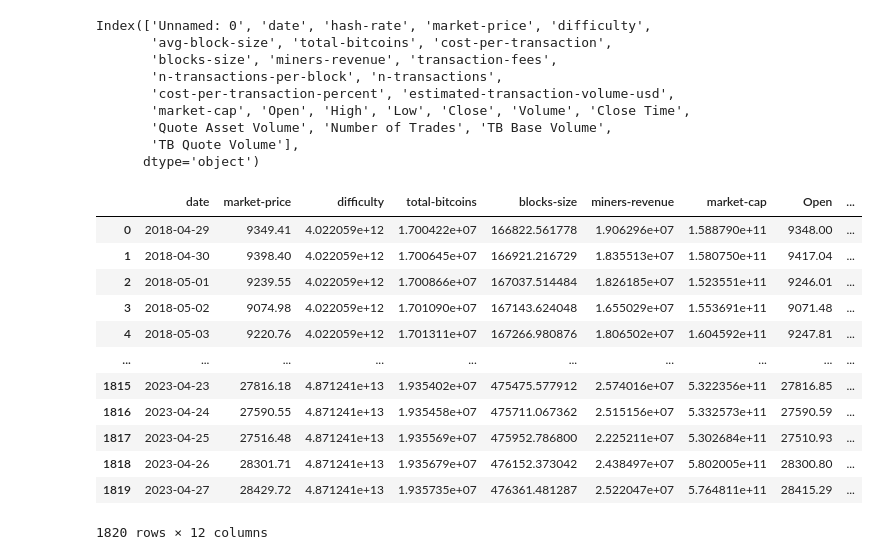
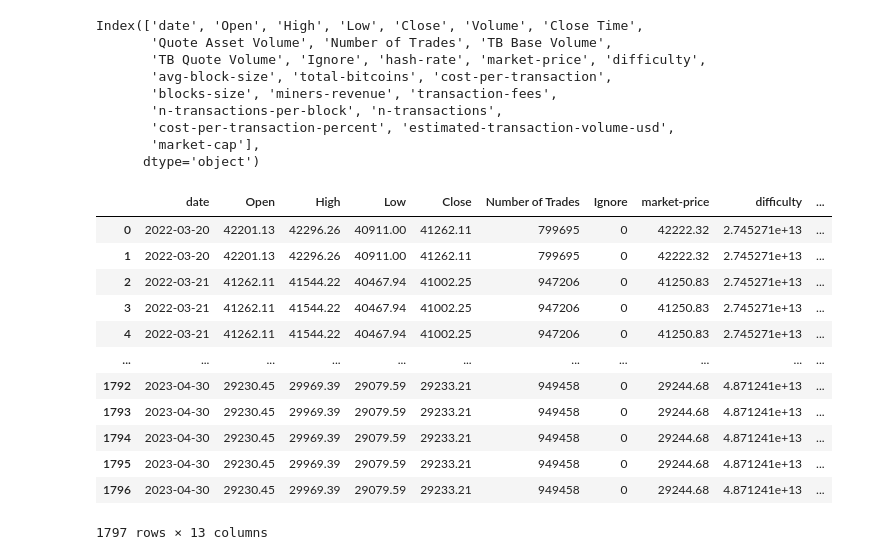
Before and after one commit to natalieQoursha/GraduationProject, a Jupyter notebook: LSTM_new.ipynb, the cells around one changed output. Saved outputs shown, nothing was run; the diff lists cells and outputs as text; code cells hidden in the pictures.

```diff
--- a/LSTM_new.ipynb
+++ b/LSTM_new.ipynb
@@ -10,5 +13,5 @@ from tensorflow.keras.layers import LSTM, Dense
 # %%
-btc = pd.read_csv('ML_historical_data.csv')
+btc = pd.read_csv('data_with_blockchain_Modified.csv')
 # %%
 btc.info()
 # %% [output]
@@ -42,34 +45,34 @@ btc.head()
 # %%
 btc.columns
 # %% [output]
-Index(['Unnamed: 0', 'date', 'hash-rate', 'market-price', 'difficulty',
+Index(['date', 'Open', 'High', 'Low', 'Close', 'Volume', 'Close Time',
+       'Quote Asset Volume', 'Number of Trades', 'TB Base Volume',
+       'TB Quote Volume', 'Ignore', 'hash-rate', 'market-price', 'difficulty',
        'avg-block-size', 'total-bitcoins', 'cost-per-transaction',
        'blocks-size', 'miners-revenue', 'transaction-fees',
        'n-transactions-per-block', 'n-transactions',
        'cost-per-transaction-percent', 'estimated-transaction-volume-usd',
-       'market-cap', 'Open', 'High', 'Low', 'Close', 'Volume', 'Close Time',
-       'Quote Asset Volume', 'Number of Trades', 'TB Base Volume',
-       'TB Quote Volume'],
+       'market-cap'],
       dtype='object')
 # %%
-btc.drop(["Unnamed: 0",'hash-rate','avg-block-size','cost-per-transaction','transaction-fees','n-transactions-per-block',
+btc.drop(['hash-rate','avg-block-size','cost-per-transaction','transaction-fees','n-transactions-per-block',
           'n-transactions','cost-per-transaction-percent','estimated-transaction-volume-usd','Volume','Close Time',
           'Quote Asset Volume','TB Base Volume','TB Quote Volume'],axis=1,inplace=True)
 btc
 # %% [output]
-|  | date | market-price | difficulty | total-bitcoins | blocks-size | miners-revenue | market-cap | Open | ... |
-| 0 | 2018-04-29 | 9349.41 | 4.022059e+12 | 1.700422e+07 | 166822.561778 | 1.906296e+07 | 1.588790e+11 | 9348.00 | ... |
-| 1 | 2018-04-30 | 9398.40 | 4.022059e+12 | 1.700645e+07 | 166921.216729 | 1.835513e+07 | 1.580750e+11 | 9417.04 | ... |
-| 2 | 2018-05-01 | 9239.55 | 4.022059e+12 | 1.700866e+07 | 167037.514484 | 1.826185e+07 | 1.523551e+11 | 9246.01 | ... |
-| 3 | 2018-05-02 | 9074.98 | 4.022059e+12 | 1.701090e+07 | 167143.624048 | 1.655029e+07 | 1.553691e+11 | 9071.48 | ... |
-| 4 | 2018-05-03 | 9220.76 | 4.022059e+12 | 1.701311e+07 | 167266.980876 | 1.806502e+07 | 1.604592e+11 | 9247.81 | ... |
-| ... | ... | ... | ... | ... | ... | ... | ... | ... | ... |
-| 1815 | 2023-04-23 | 27816.18 | 4.871241e+13 | 1.935402e+07 | 475475.577912 | 2.574016e+07 | 5.322356e+11 | 27816.85 | ... |
-| 1816 | 2023-04-24 | 27590.55 | 4.871241e+13 | 1.935458e+07 | 475711.067362 | 2.515156e+07 | 5.332573e+11 | 27590.59 | ... |
-| 1817 | 2023-04-25 | 27516.48 | 4.871241e+13 | 1.935569e+07 | 475952.786800 | 2.225211e+07 | 5.302684e+11 | 27510.93 | ... |
-| 1818 | 2023-04-26 | 28301.71 | 4.871241e+13 | 1.935679e+07 | 476152.373042 | 2.438497e+07 | 5.802005e+11 | 28300.80 | ... |
-| 1819 | 2023-04-27 | 28429.72 | 4.871241e+13 | 1.935735e+07 | 476361.481287 | 2.522047e+07 | 5.764811e+11 | 28415.29 | ... |
+|  | date | Open | High | Low | Close | Number of Trades | Ignore | market-price | difficulty | ... |
+| 0 | 2022-03-20 | 42201.13 | 42296.26 | 40911.00 | 41262.11 | 799695 | 0 | 42222.32 | 2.745271e+13 | ... |
+| 1 | 2022-03-20 | 42201.13 | 42296.26 | 40911.00 | 41262.11 | 799695 | 0 | 42222.32 | 2.745271e+13 | ... |
+| 2 | 2022-03-21 | 41262.11 | 41544.22 | 40467.94 | 41002.25 | 947206 | 0 | 41250.83 | 2.745271e+13 | ... |
+| 3 | 2022-03-21 | 41262.11 | 41544.22 | 40467.94 | 41002.25 | 947206 | 0 | 41250.83 | 2.745271e+13 | ... |
+| 4 | 2022-03-21 | 41262.11 | 41544.22 | 40467.94 | 41002.25 | 947206 | 0 | 41250.83 | 2.745271e+13 | ... |
+| ... | ... | ... | ... | ... | ... | ... | ... | ... | ... | ... |
+| 1792 | 2023-04-30 | 29230.45 | 29969.39 | 29079.59 | 29233.21 | 949458 | 0 | 29244.68 | 4.871241e+13 | ... |
+| 1793 | 2023-04-30 | 29230.45 | 29969.39 | 29079.59 | 29233.21 | 949458 | 0 | 29244.68 | 4.871241e+13 | ... |
+| 1794 | 2023-04-30 | 29230.45 | 29969.39 | 29079.59 | 29233.21 | 949458 | 0 | 29244.68 | 4.871241e+13 | ... |
+| 1795 | 2023-04-30 | 29230.45 | 29969.39 | 29079.59 | 29233.21 | 949458 | 0 | 29244.68 | 4.871241e+13 | ... |
+| 1796 | 2023-04-30 | 29230.45 | 29969.39 | 29079.59 | 29233.21 | 949458 | 0 | 29244.68 | 4.871241e+13 | ... |
-1820 rows × 12 columns
+1797 rows × 13 columns
 # %%
 target = btc['market-price'].values
 # %%
```
Also changed, not shown: parts of 19 cells of this notebook.
